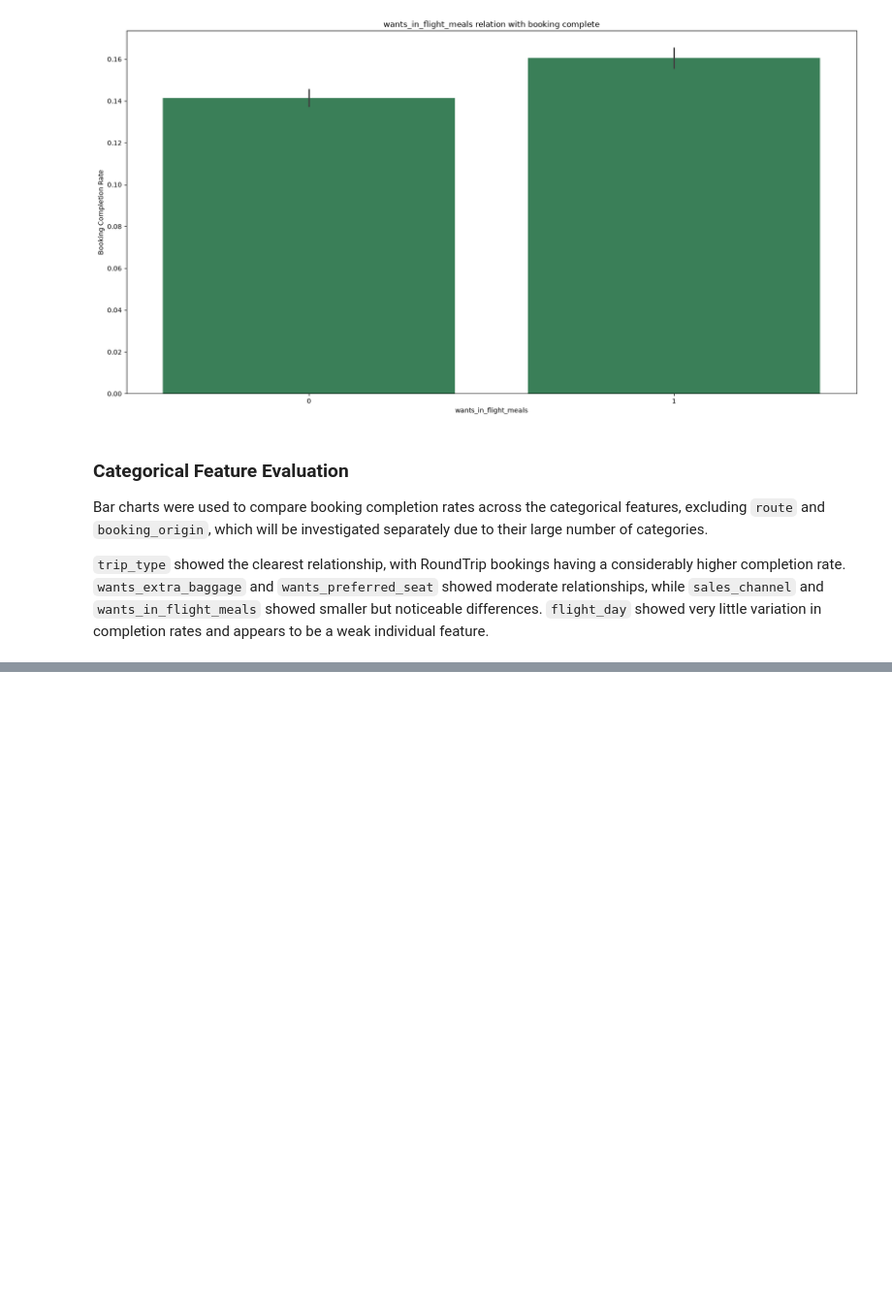
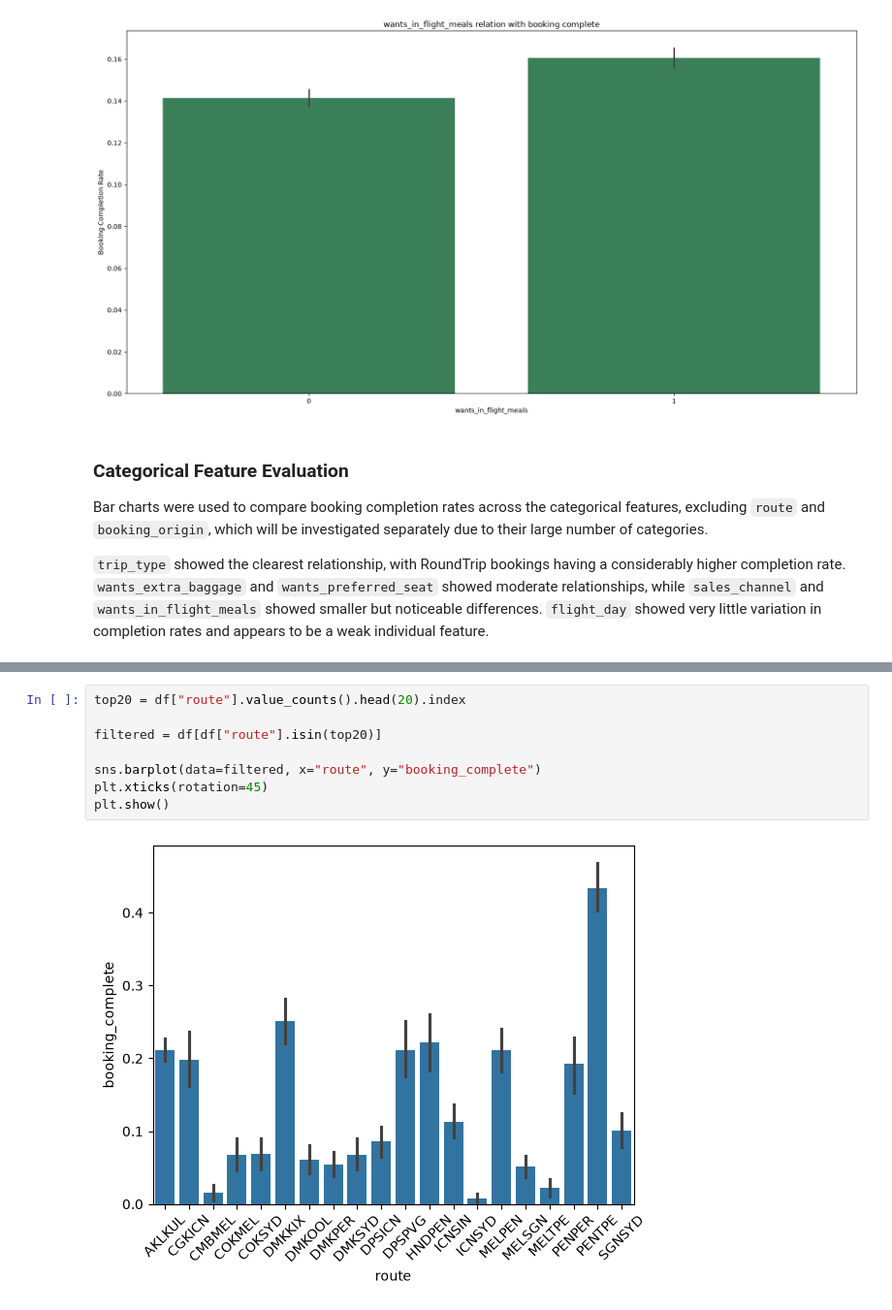
Before and after one commit to Aalli-Talpur/British-airways-data-science-job-simulation, a Jupyter notebook: british_airways_booking_prediction.ipynb, the cells around one changed output, grey strips where cells are left out. Shown at 97% size. Drawn from its saved outputs; the diff is of its cells as text; blank space fills up the shorter version.

Commit message:
Complete route and booking origin analysis

```diff
--- a/british_airways_booking_prediction.ipynb
+++ b/british_airways_booking_prediction.ipynb
@@ -240,0 +268,10 @@ Bar charts were used to compare booking completion rates across the categorical
+# %%
+top20 = df["route"].value_counts().head(20).index
+
+filtered = df[df["route"].isin(top20)]
+
+sns.barplot(data=filtered, x="route", y="booking_complete")
+plt.xticks(rotation=45)
+plt.show()
+# %% [output]
+[figure, added]
```
Also changed, not shown: parts of 5 cells of this notebook.
